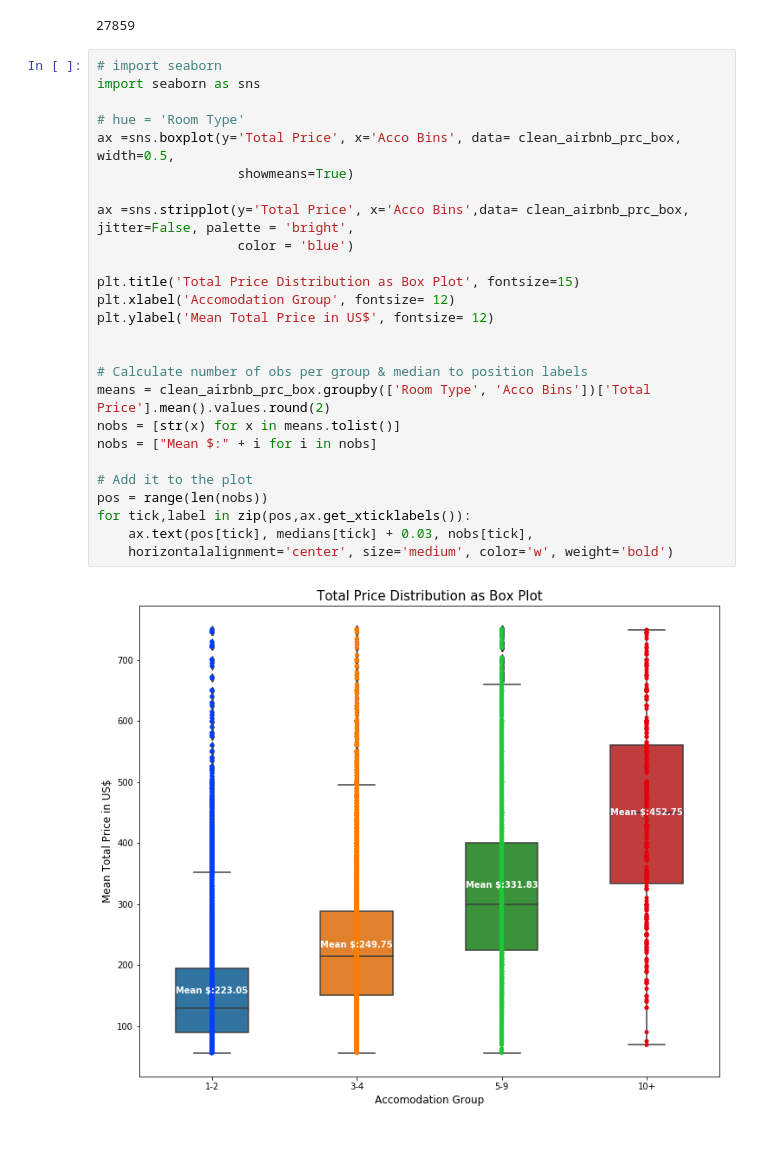
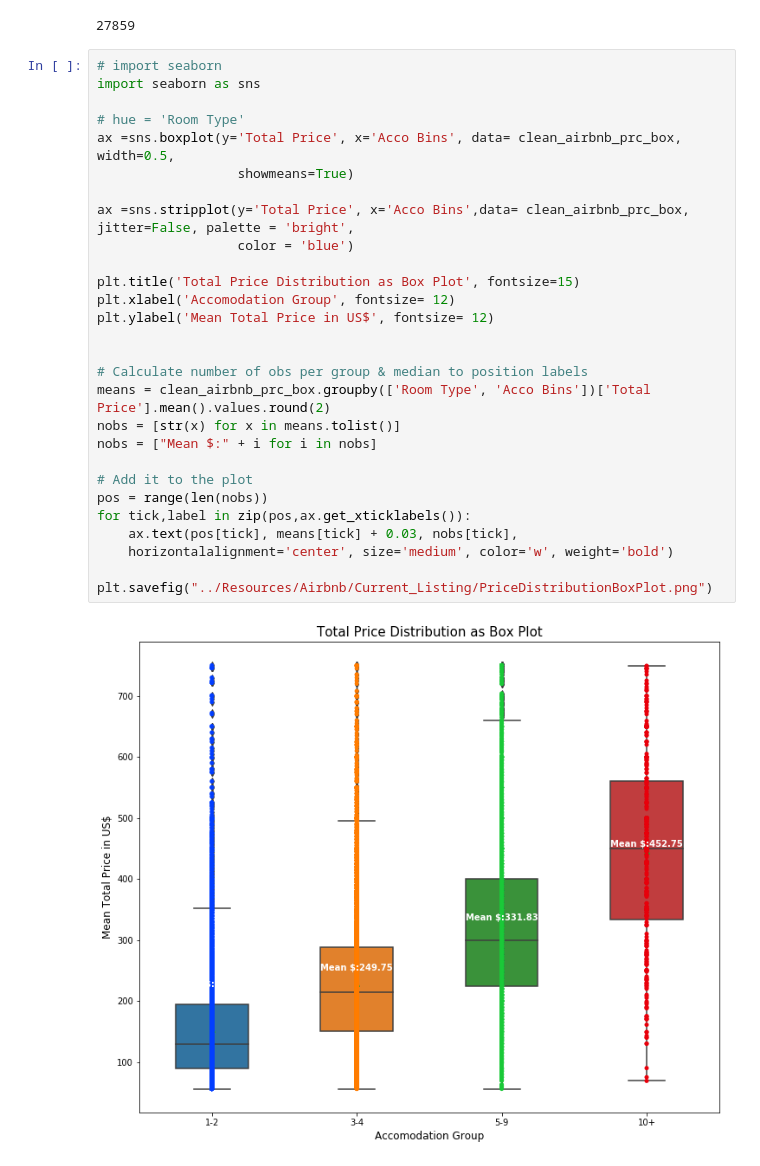
Before and after one commit to EstellaYu/Data_Visualization_Airbnb_Hotel, a Jupyter notebook: Notebooks/Data_Cleaning.ipynb, the cells around one changed output. Saved outputs shown, nothing was run; the diff lists cells and outputs as text.

Commit message:
Murali working version with the 2 plots

```diff
--- a/Notebooks/Data_Cleaning.ipynb
+++ b/Notebooks/Data_Cleaning.ipynb
@@ -503,28 +504,30 @@ clean_airbnb_prc_box['Total Price'].count()
 # %%
 # import seaborn
 import seaborn as sns
 
 # hue = 'Room Type'
 ax =sns.boxplot(y='Total Price', x='Acco Bins', data= clean_airbnb_prc_box, width=0.5,
                   showmeans=True)
 
 ax =sns.stripplot(y='Total Price', x='Acco Bins',data= clean_airbnb_prc_box, jitter=False, palette = 'bright',
                   color = 'blue')
 
 plt.title('Total Price Distribution as Box Plot', fontsize=15)
 plt.xlabel('Accomodation Group', fontsize= 12)
 plt.ylabel('Mean Total Price in US$', fontsize= 12)
 
 
 # Calculate number of obs per group & median to position labels
 means = clean_airbnb_prc_box.groupby(['Room Type', 'Acco Bins'])['Total Price'].mean().values.round(2)
 nobs = [str(x) for x in means.tolist()]
 nobs = ["Mean $:" + i for i in nobs]
 
 # Add it to the plot
 pos = range(len(nobs))
 for tick,label in zip(pos,ax.get_xticklabels()):
-    ax.text(pos[tick], medians[tick] + 0.03, nobs[tick],
+    ax.text(pos[tick], means[tick] + 0.03, nobs[tick],
     horizontalalignment='center', size='medium', color='w', weight='bold')
+
+plt.savefig("../Resources/Airbnb/Current_Listing/PriceDistributionBoxPlot.png")
 # %% [output]
-[figure, old version]
+[figure, new version]
```
Also changed, not shown: parts of 2 cells of this notebook.
